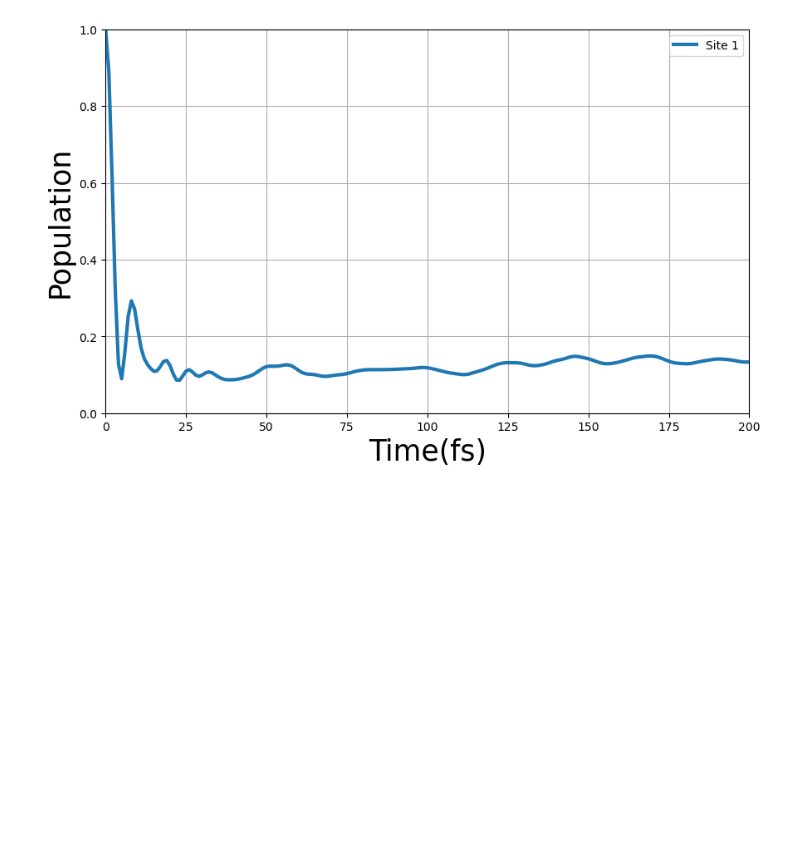
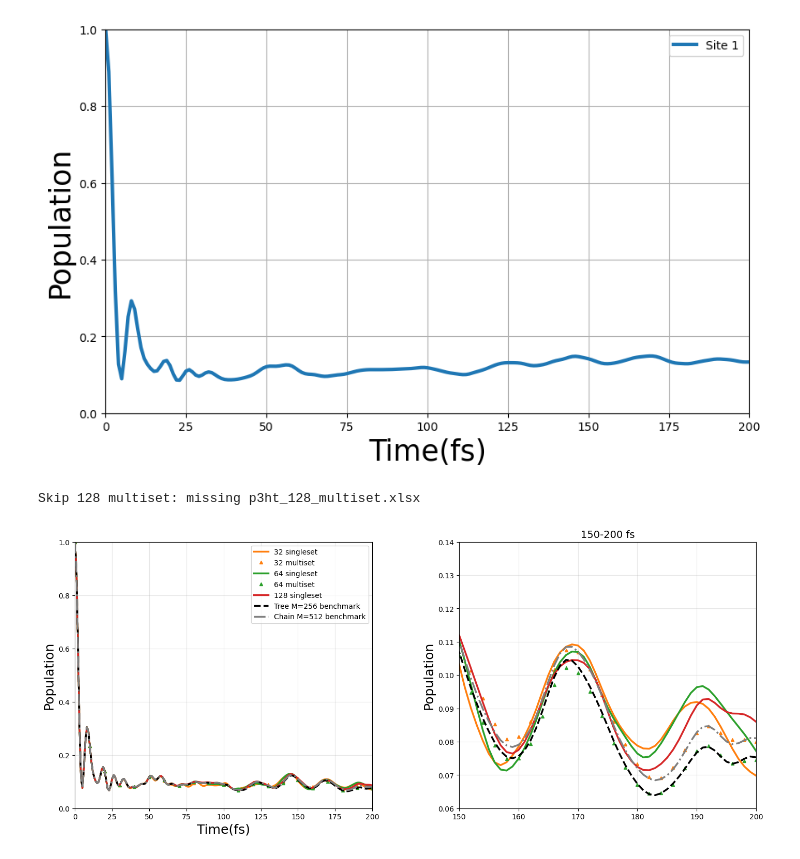
Before and after one commit to Relinquish0/Renormalizer, a Jupyter notebook: multiset_202605/P3HT:PCBM/plot/plot.ipynb, the cells around one changed output. Cells and saved outputs as stored; diff of their text form; code cells hidden in the pictures; blank space fills up the shorter version.

```diff
--- a/multiset_202605/P3HT:PCBM/plot/plot.ipynb
+++ b/multiset_202605/P3HT:PCBM/plot/plot.ipynb
@@ -184,30 +184,101 @@ for size, multiset_file, singleset_file in datasets:
             markersize=5,
             markevery=2,
         )
         plotted = True
     else:
         print(f'Skip {size} multiset: missing {multiset_path}')
 
+
+benchmark_path = Path("../../../multiset_ttn/P3HT:PCBM/2026Further_plot/figures/Tree5.npz")
+if not benchmark_path.exists():
+    benchmark_path = Path("multiset_ttn/P3HT:PCBM/2026Further_plot/figures/Tree5.npz")
+
+if benchmark_path.exists():
+    try:
+        benchmark_npz = np.load(benchmark_path)
+        benchmark_idx = benchmark_npz["M"].astype(str).tolist().index("256")
+        y_benchmark = benchmark_npz["n"][benchmark_idx, 0]
+        x_benchmark = np.arange(len(y_benchmark))
+        zoom_values.extend(y_benchmark[(x_benchmark >= zoom_start) & (x_benchmark <= zoom_end)].tolist())
+
+        ax.plot(
+            x_benchmark,
+            y_benchmark,
+            color="black",
+            linestyle="--",
+            linewidth=2.5,
+            label="Tree M=256 benchmark",
+        )
+        ax_zoom.plot(
+            x_benchmark,
+            y_benchmark,
+            color="black",
+            linestyle="--",
+            linewidth=2.5,
+        )
+        plotted = True
+    except (KeyError, ValueError, IndexError) as exc:
+        print(f"Skip Tree M=256 benchmark: invalid {benchmark_path}: {exc}")
+else:
+    print(f"Skip Tree M=256 benchmark: missing {benchmark_path}")
+
+
+chain_benchmark_path = Path("../../../multiset_ttn/P3HT:PCBM/2026Further_plot/figures/MPS.npz")
+if not chain_benchmark_path.exists():
+    chain_benchmark_path = Path("multiset_ttn/P3HT:PCBM/2026Further_plot/figures/MPS.npz")
+
+if chain_benchmark_path.exists():
+    try:
+        chain_benchmark_npz = np.load(chain_benchmark_path)
+        chain_benchmark_idx = chain_benchmark_npz["M"].astype(str).tolist().index("512")
+        y_chain_benchmark = chain_benchmark_npz["n"][chain_benchmark_idx, 0]
+        x_chain_benchmark = np.arange(len(y_chain_benchmark))
+        zoom_values.extend(y_chain_benchmark[(x_chain_benchmark >= zoom_start) & (x_chain_benchmark <= zoom_end)].tolist())
+
+        ax.plot(
+            x_chain_benchmark,
+            y_chain_benchmark,
+            color="gray",
+            linestyle="-.",
+            linewidth=2.5,
+            label="Chain M=512 benchmark",
+        )
+        ax_zoom.plot(
+            x_chain_benchmark,
+            y_chain_benchmark,
+            color="gray",
+            linestyle="-.",
+            linewidth=2.5,
+        )
+        plotted = True
+    except (KeyError, ValueError, IndexError) as exc:
+        print(f"Skip Chain M=512 benchmark: invalid {chain_benchmark_path}: {exc}")
+else:
+    print(f"Skip Chain M=512 benchmark: missing {chain_benchmark_path}")
+
 if not plotted:
     plt.close(fig)
     print('Skip plot: no dataset files found')
 else:
     ax.set_xlabel('Time(fs)', size=18)
     ax.set_ylabel('Population', size=18)
     ax.set_xlim(0, 200)
     ax.set_ylim(0, 1)
     ax.grid(True, alpha=0.3)
     ax.legend()
 
     ax_zoom.set_xlim(zoom_start, zoom_end)
     if zoom_values:
         zoom_min = min(zoom_values)
         zoom_max = max(zoom_values)
         zoom_margin = max((zoom_max - zoom_min) * 0.1, 1e-4)
         ax_zoom.set_ylim(zoom_min - zoom_margin, zoom_max + zoom_margin)
     ax_zoom.set_ylim(0.06, 0.14)
     ax_zoom.set_ylabel('Population', size=18)
     ax_zoom.set_title('150-200 fs', size=14)
     ax_zoom.grid(True, alpha=0.3)
 
     plt.show()
+# %% [output]
+Skip 128 multiset: missing p3ht_128_multiset.xlsx
+[figure, added]
```
Also changed, not shown: parts of 3 cells of this notebook, 44 other files.
